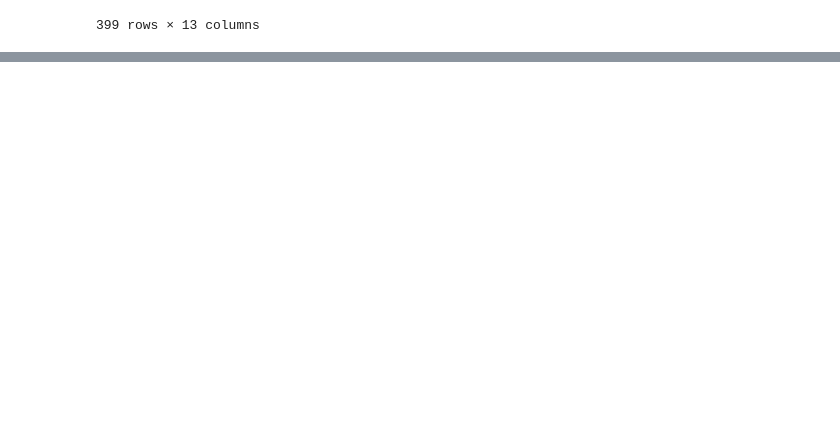
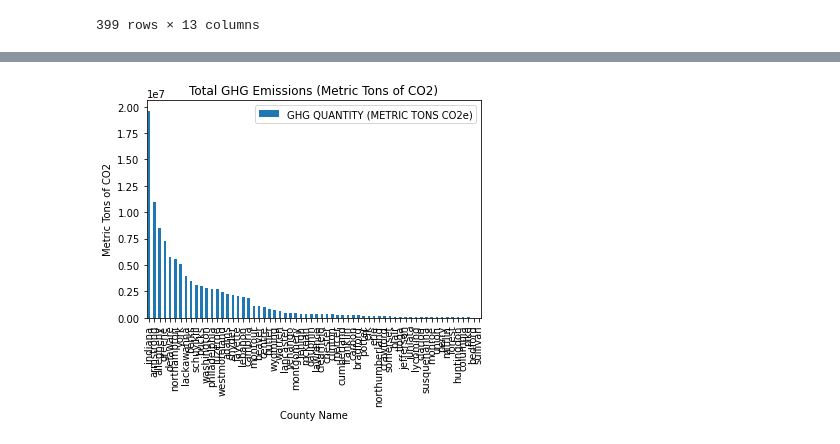
Before and after one commit to dipeshtimsina/Official_group1_Project2, a Jupyter notebook: facilitylevelclean.ipynb, the cells around one changed output, grey strips where cells are left out. Cells and saved outputs as stored; diff of their text form; code cells hidden in the pictures; blank space fills up the shorter version.

```diff
--- a/facilitylevelclean.ipynb
+++ b/facilitylevelclean.ipynb
@@ -8 +37,10 @@ facility_leveldf = pd.read_excel(filepath, None)
+# %%
+for key in facility_leveldf_dict:
+
+    facility_leveldf_dict[key] = facility_leveldf_dict[key].reset_index(drop=True)
+    facility_leveldf_dict[key]['COUNTY NAME'] = facility_leveldf_dict[key]['COUNTY NAME'].str.lower()
+    facility_leveldf_dict[key]['COUNTY NAME'] = facility_leveldf_dict[key]['COUNTY NAME'].str.replace("county", "")
+    facility_leveldf_dict[key]['COUNTY NAME'] = facility_leveldf_dict[key]['COUNTY NAME'].str.replace(" ", "")
+# %%
+bar_2019ghg_sums = facility_leveldf_dict['2019'].groupby(["COUNTY NAME"]).sum(["GHG QUANTITY (METRIC TONS CO2e)"])
 # %%
@@ -21,3 +59,8 @@ facility_leveldf['2019']
 | 397 | 2019 | UGI Utilities, Inc. | 1007356 | 1 UGI Drive | 40.372376 | -75.915056 | Denver | ... |
 | 398 | 2019 | White Compressor Station | 1011955 | 2665 SR 2001 | 41.681968 | -75.871330 | Springville | ... |
 399 rows × 13 columns
+# %%
+bar_2019ghg_sums = bar_2019ghg_sums.drop(columns=['REPORTING YEAR','GHGRP ID', 'LATITUDE', 'LONGITUDE', 'ZIP CODE'])
+# %%
+bar_2019ghg_sumsascending = bar_2019ghg_sums.sort_values(["GHG QUANTITY (METRIC TONS CO2e)"], ascending=False)
+bar_2019ghg_sumsascending
@@ -23,0 +82,9 @@ facility_leveldf['2019']
+# %%
+# Chart our data, give it a title, and label the axes
+ghgsum_2019bar = bar_2019ghg_sumsascending.plot(kind="bar", title="Total GHG Emissions (Metric Tons of CO2)")
+ghgsum_2019bar.set_xlabel("County Name")
+ghgsum_2019bar.set_ylabel("Metric Tons of CO2")
+
+plt.show()
+# %% [output]
+[figure, added]
```
Also changed, not shown: parts of 13 cells of this notebook, 2 other files.
